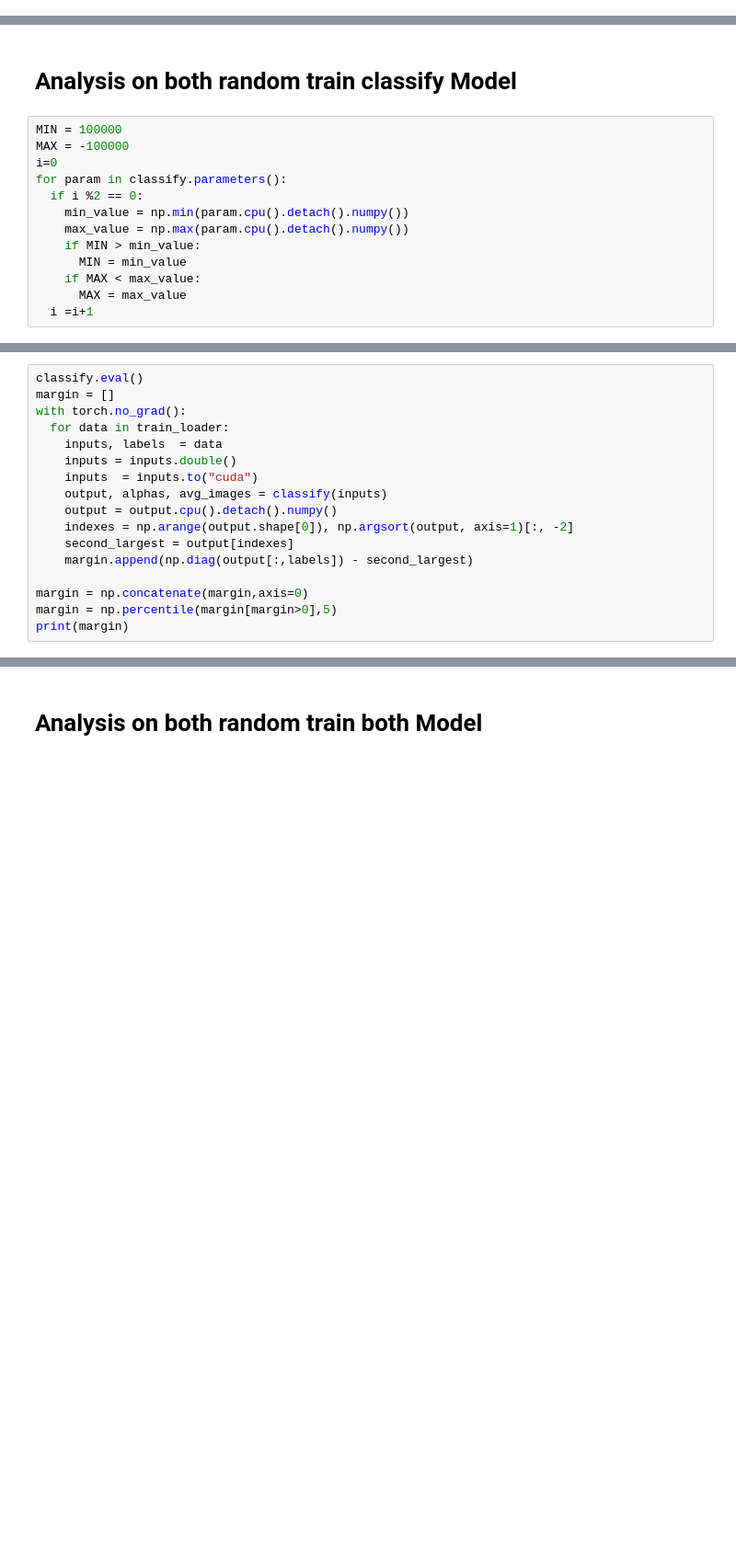
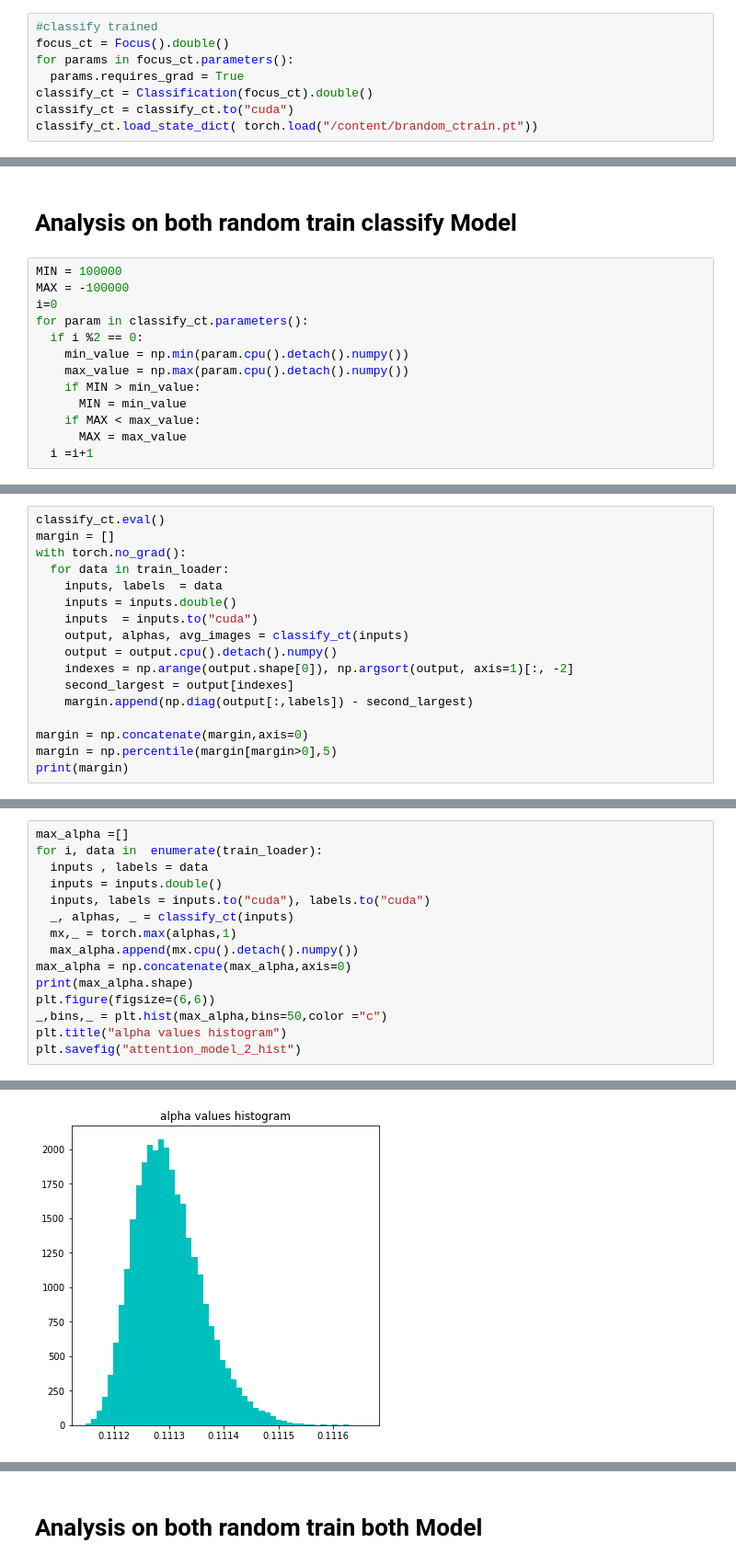
Before and after one commit to lnpandey/IITM_Research_Interpretability_of_Attention_Networks, a Jupyter notebook: generalisation_attention_networks/generalization_attention.ipynb, the cells around one changed output, grey strips where cells are left out. Shown at 92% size. Drawn from its saved outputs; the diff is of its cells as text; blank space fills up the shorter version.

```diff
--- a/generalisation_attention_networks/generalization_attention.ipynb
+++ b/generalisation_attention_networks/generalization_attention.ipynb
@@ -217,0 +223,8 @@ classify = classify.to("cuda")
+# %%
+#classify trained
+focus_ct = Focus().double()
+for params in focus_ct.parameters():
+  params.requires_grad = True
+classify_ct = Classification(focus_ct).double()
+classify_ct = classify_ct.to("cuda")
+classify_ct.load_state_dict( torch.load("/content/brandom_ctrain.pt"))
@@ -336,7 +323,7 @@ total train set images 10000
 MIN = 100000
 MAX = -100000
 i=0
-for param in classify.parameters():
+for param in classify_ct.parameters():
   if i %2 == 0:
     min_value = np.min(param.cpu().detach().numpy())
     max_value = np.max(param.cpu().detach().numpy())
@@ -352,12 +339,12 @@ MIN,MAX
 # %%
-classify.eval()
+classify_ct.eval()
 margin = []
 with torch.no_grad():
   for data in train_loader:
     inputs, labels  = data
     inputs = inputs.double()
     inputs  = inputs.to("cuda")
-    output, alphas, avg_images = classify(inputs)
+    output, alphas, avg_images = classify_ct(inputs)
     output = output.cpu().detach().numpy()
     indexes = np.arange(output.shape[0]), np.argsort(output, axis=1)[:, -2]
     second_largest = output[indexes]
@@ -370,0 +358,16 @@ print(margin)
+# %%
+max_alpha =[]
+for i, data in  enumerate(train_loader):
+  inputs , labels = data
+  inputs = inputs.double()
+  inputs, labels = inputs.to("cuda"), labels.to("cuda")
+  _, alphas, _ = classify_ct(inputs)
+  mx,_ = torch.max(alphas,1)
+  max_alpha.append(mx.cpu().detach().numpy())
+max_alpha = np.concatenate(max_alpha,axis=0)
+print(max_alpha.shape)
+plt.figure(figsize=(6,6))
+_,bins,_ = plt.hist(max_alpha,bins=50,color ="c")
+plt.title("alpha values histogram")
+plt.savefig("attention_model_2_hist")
+# %% [output]
@@ -370,0 +375 @@ print(margin)
+[figure, added]
```
Also changed, not shown: parts of 23 cells of this notebook, 3 other files.
